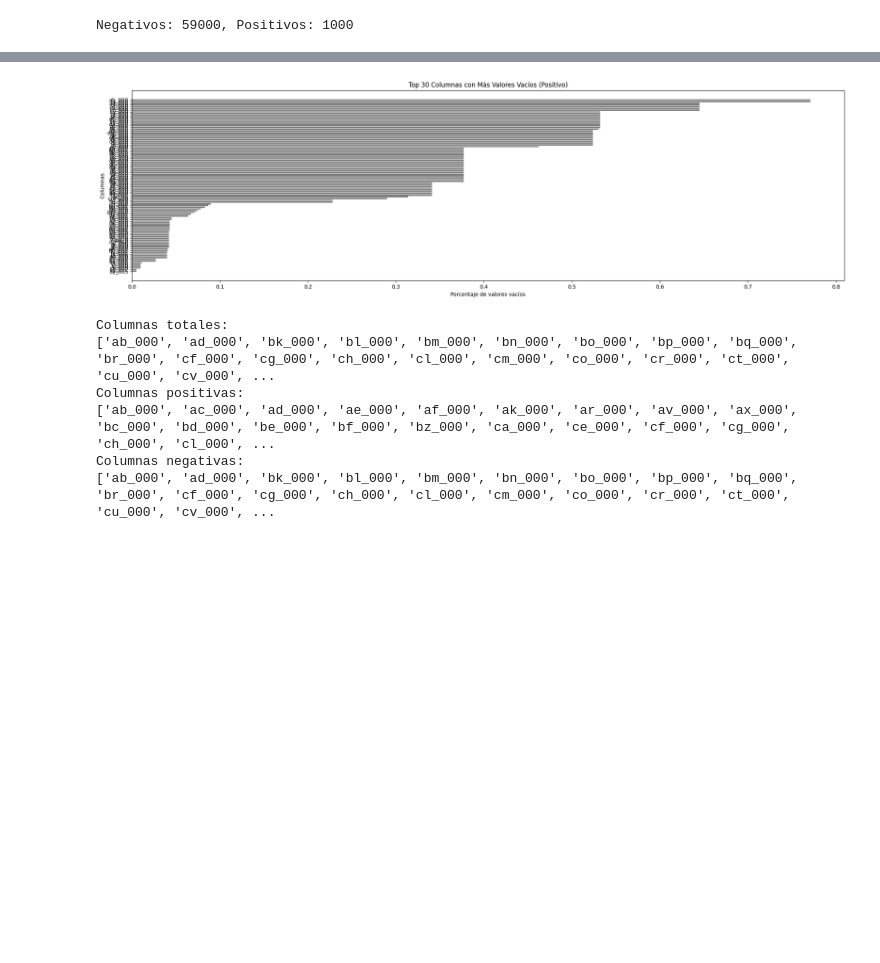
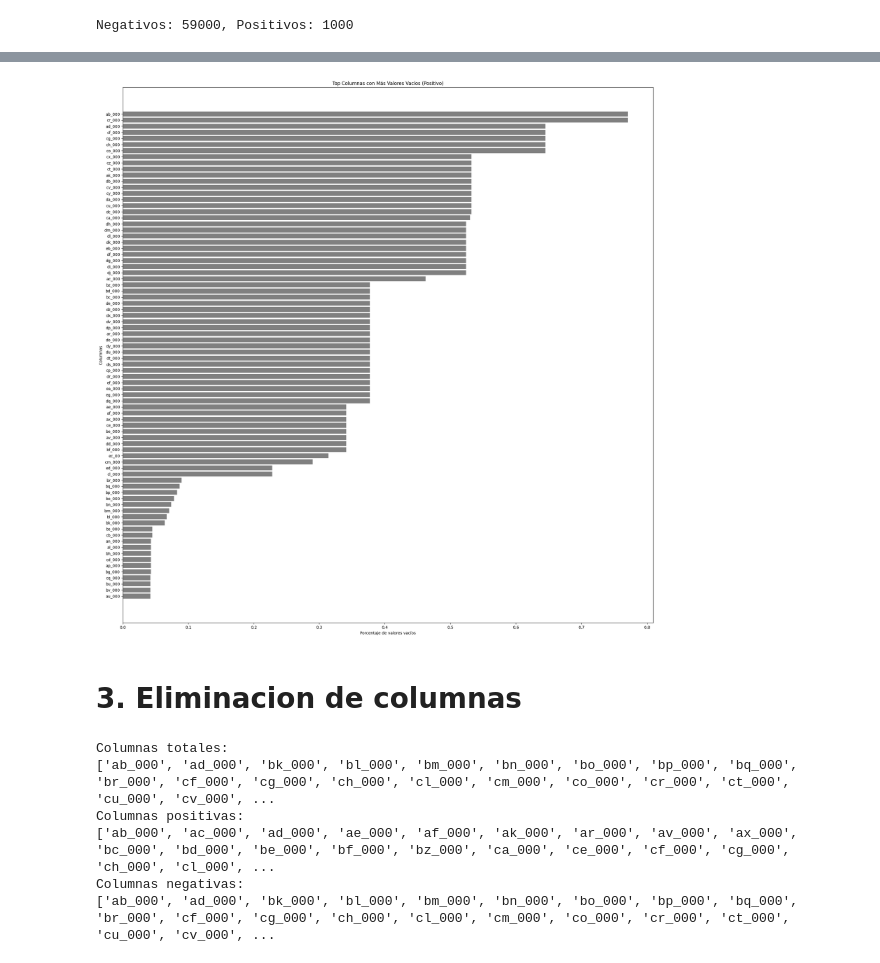
Before and after one commit to marcohinojosag/IA_MKTR, a Jupyter notebook: cod.ipynb, the cells around one changed output, grey strips where cells are left out. Saved outputs shown, nothing was run; the diff lists cells and outputs as text; code cells hidden in the pictures; blank space fills up the shorter version.

```diff
--- a/cod.ipynb
+++ b/cod.ipynb
@@ -161,15 +141,17 @@ plt.show()
 # %%
-top_pos = cv_pos.sort_values(ascending=False).head(100)
+top_pos = cv_pos.sort_values(ascending=False).head(80)
 
-plt.figure(figsize=(20, 6))
+plt.figure(figsize=(20, 20))
 plt.barh(top_pos.index[::-1], top_pos.values[::-1], color='gray')
 plt.xlabel('Porcentaje de valores vacíos')
 plt.title('Top Columnas con Más Valores Vacíos (Positivo)')
 plt.ylabel('Columnas')
 plt.tight_layout()
 plt.show()
 # %% [output]
-[figure, old version]
+[figure, new version]
+# %% [markdown]
+# 3. Eliminacion de columnas
 # %%
 # Columnas con más de 10% de "na"
 umbral_total = 0.1
```
Also changed, not shown: parts of 17 cells of this notebook.
